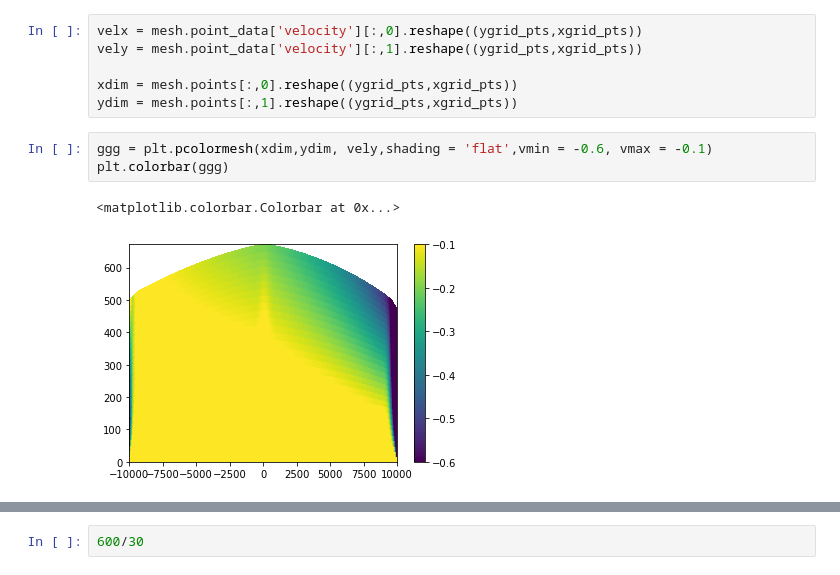
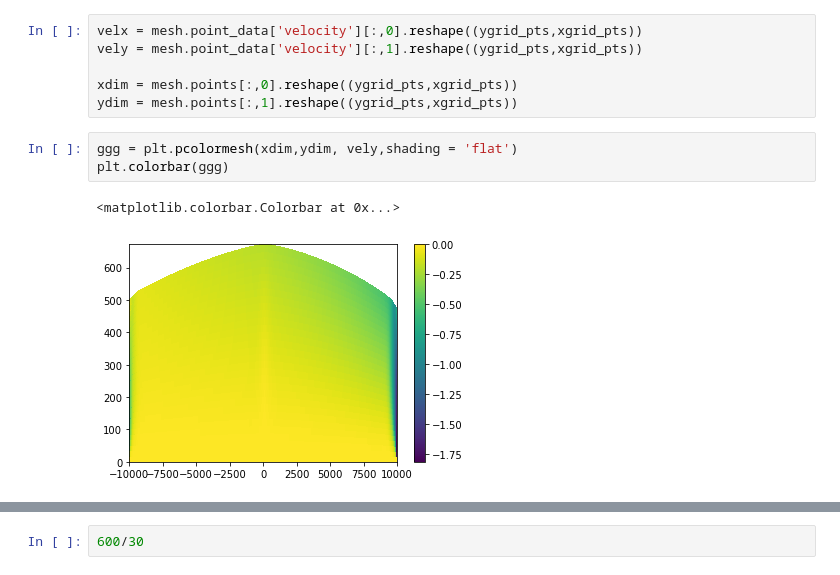
Before and after one commit to janeeleven/rces-final-project, a Jupyter notebook: ice_rise_xarray.ipynb, the cells around one changed output, grey strips where cells are left out. Cells and saved outputs as stored; diff of their text form.

```diff
--- a/ice_rise_xarray.ipynb
+++ b/ice_rise_xarray.ipynb
@@ -85,8 +338,8 @@ vely = mesh.point_data['velocity'][:,1].reshape((ygrid_pts,xgrid_pts))
 xdim = mesh.points[:,0].reshape((ygrid_pts,xgrid_pts))
 ydim = mesh.points[:,1].reshape((ygrid_pts,xgrid_pts))
 # %%
-ggg = plt.pcolormesh(xdim,ydim, vely,shading = 'flat',vmin = -0.6, vmax = -0.1)
+ggg = plt.pcolormesh(xdim,ydim, vely,shading = 'flat')
 plt.colorbar(ggg)
 # %% [output]
 <matplotlib.colorbar.Colorbar at 0x...>
-[figure, old version]
+[figure, new version]
```
Also changed, not shown: parts of 47 cells of this notebook, 3 other files.
